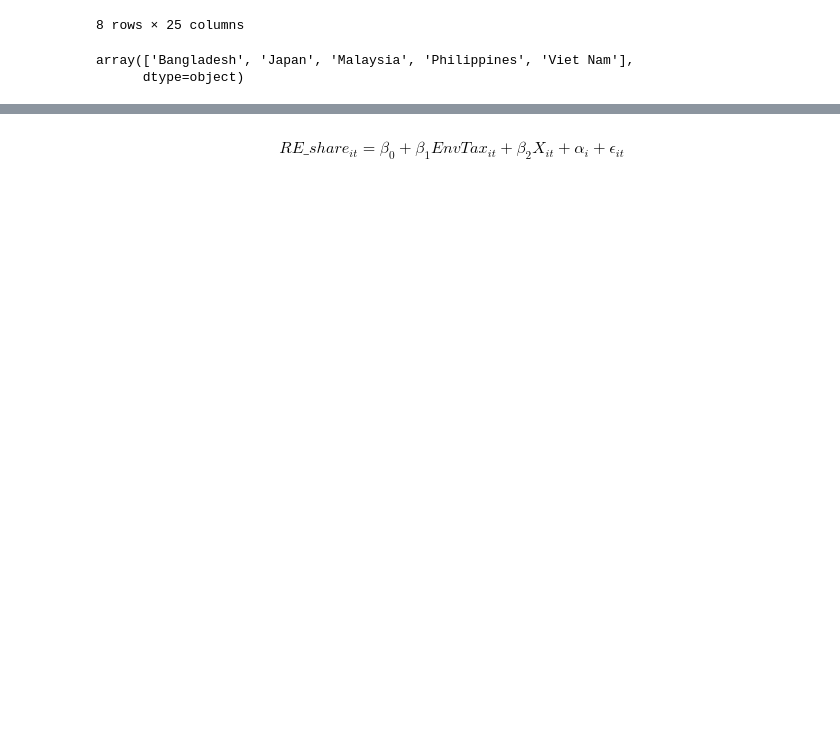
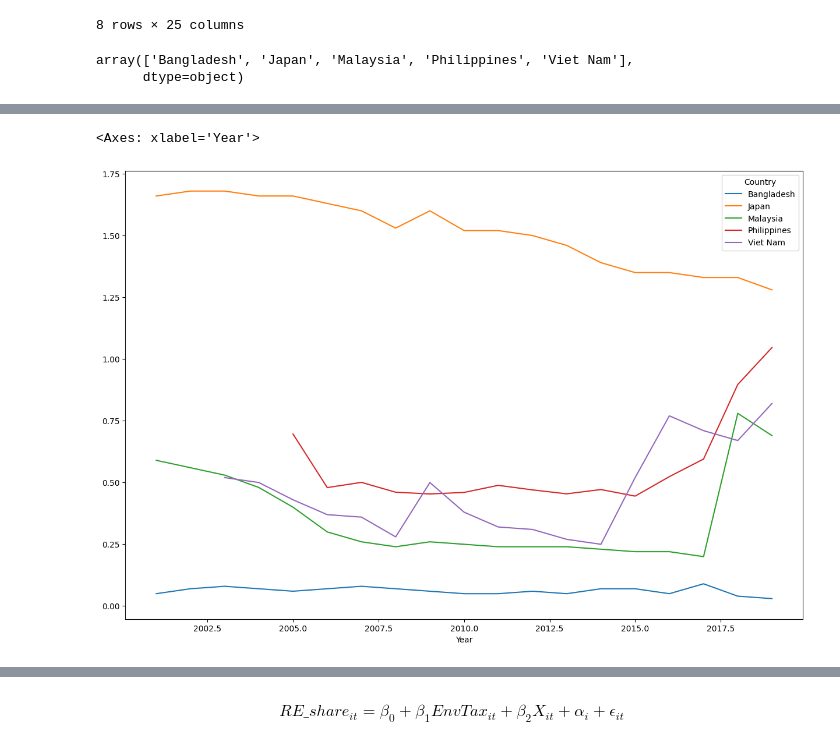
Before and after one commit to giakhang1906/Economic-Capstone, a Jupyter notebook: Empirical_Analysis.ipynb, the cells around one changed output, grey strips where cells are left out. Saved outputs shown, nothing was run; the diff lists cells and outputs as text; code cells hidden in the pictures; blank space fills up the shorter version.

```diff
--- a/Empirical_Analysis.ipynb
+++ b/Empirical_Analysis.ipynb
@@ -226,3 +271,10 @@ array(['Bangladesh', 'Japan', 'Malaysia', 'Philippines', 'Viet Nam'],
+# %%
+df_asia = df_asia.dropna(subset = ['Environmental Taxes (% of GDP)'])
+#Visualize environmental tax over year for each country, drop missing values year
+df_asia.groupby(['Year', 'Country'])['Environmental Taxes (% of GDP)'].sum().unstack().plot(kind = 'line', figsize = (15, 10))
+# %% [output]
+<Axes: xlabel='Year'>
+[figure, added]
 # %%
 # Divide countries into East Asia and South East Asia
 # Standardize the "Country" column to lowercase and strip whitespace
```
Also changed, not shown: parts of 11 cells of this notebook.
